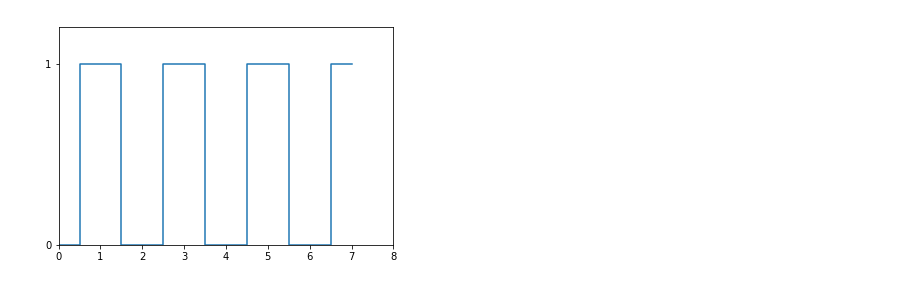
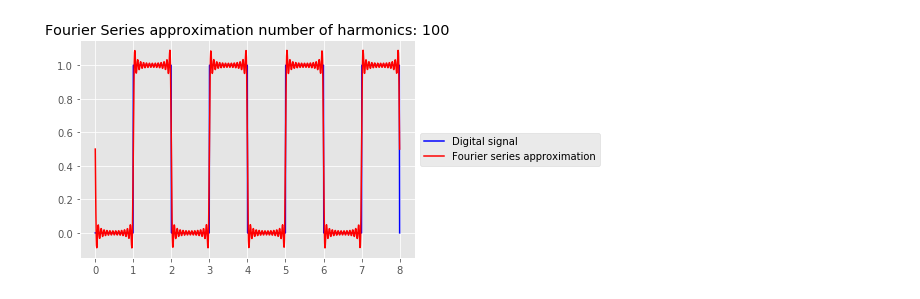
Before and after one commit to emukans/lu-computer-networks, a Jupyter notebook: md1/Task 1.ipynb, the cells around one changed output. Drawn from its saved outputs; the diff is of its cells as text; code cells hidden in the pictures.

```diff
--- a/md1/Task 1.ipynb
+++ b/md1/Task 1.ipynb
@@ -1,15 +1,63 @@
-# %%
-import numpy as np
-import matplotlib.pyplot as plt
-
-signal_list = list('01010101')
-
-x = range(8)
-y = signal_list
-
-plt.step(x,y, where='mid')
-plt.ylim(0, 1.2)
-plt.xlim(0, 8)
-plt.show()
-# %% [output]
-[figure, removed]
+# %%
+import numpy as np
+import matplotlib.pyplot as plt
+from math import floor
+
+plt.style.use("ggplot")
+
+# Setup
+steps = np.linspace(0,8,1000)
+signal_list = list('01010101')
+T = 8
+harmonic_count = 100
+
+# Digital signal function
+def digital_signal(x):
+    global signal_list
+    index = int(floor(x))
+    if index >= len(signal_list):
+        return 0
+    return int(signal_list[index])
+
+# Coefficients
+def an(n, x):
+    return -(np.cos(np.pi*n/2) - np.cos(np.pi*n/4) + np.cos(np.pi*n) - np.cos(3*np.pi*n/4) \
+             + np.cos(3*np.pi*n/2) - np.cos(5*np.pi*n/4) + np.cos(2*np.pi*n) - np.cos(7*np.pi*n/4))/(np.pi * n)
+
+def bn(n, x):
+    return (np.sin(np.pi*n/2) - np.sin(np.pi*n/4) + np.sin(np.pi*n) - np.sin(3*np.pi*n/4) \
+            + np.sin(3*np.pi*n/2) - np.sin(5*np.pi*n/4) + np.sin(2*np.pi*n) - np.sin(7*np.pi*n/4))/(np.pi * n)
+
+def wn(n):
+    global T
+    return (2*np.pi*n)/T
+
+
+# Fourier Series function
+def fourier_series(n_max,x):
+    a0 = 1/2
+    partialSums = a0
+    for n in range(1, (n_max + 1)):
+        partialSums = partialSums + an(n, x)*np.sin(wn(n)*x) + bn(n, x)*np.cos(wn(n)*x)
+
+    return partialSums
+
+digital_signal_values = []
+fourier_series_values = []
+
+for i in steps:
+    digital_signal_values.append(digital_signal(i))
+    fourier_series_values.append(fourier_series(harmonic_count,i))
+
+
+# Draw chart
+plt.plot(steps,digital_signal_values,color="blue",label="Digital signal")
+plt.plot(steps,fourier_series_values,color="red",label="Fourier series approximation")
+plt.title("Fourier Series approximation number of harmonics: "+str(harmonic_count))
+
+# Put a legend to the right of the current axis
+plt.legend(loc='center left', bbox_to_anchor=(1, 0.5))
+
+plt.show()
+# %% [output]
+[figure, added]
```
Also changed, not shown: 1 other file.
